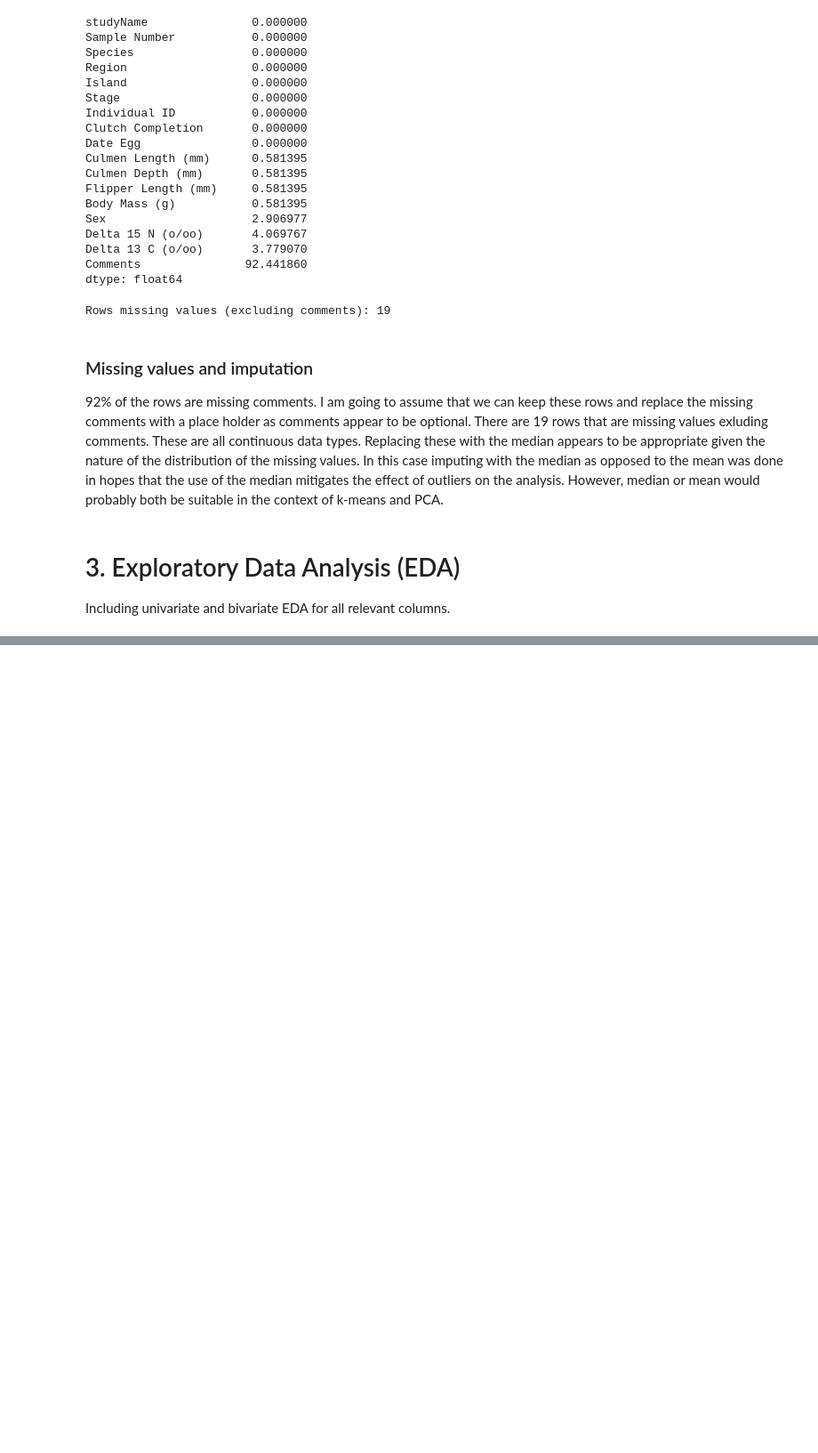
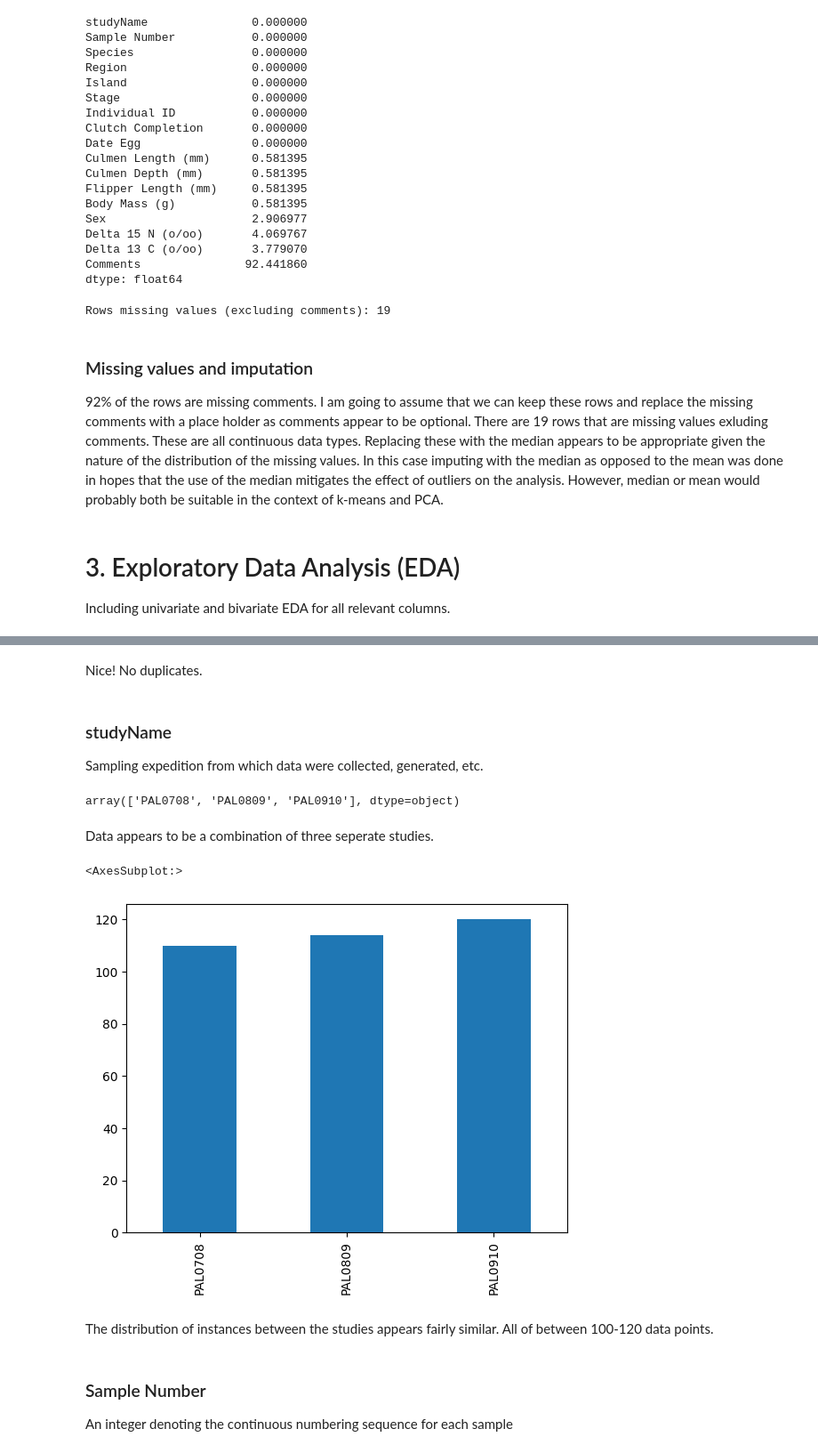
Before and after one commit to benisrael29/DATA2001, a Jupyter notebook: main/assingments/A1/A1.ipynb, the cells around one changed output, grey strips where cells are left out. Shown: that part at 89% size. Drawn from its saved outputs; the diff is of its cells as text; code cells hidden in the pictures; blank space fills up the shorter version.

```diff
--- a/main/assingments/A1/A1.ipynb
+++ b/main/assingments/A1/A1.ipynb
@@ -118,14 +118,25 @@ print('Rows missing values (excluding comments):', rows-__.dropna().shape[0])
 # %% [output]
 Rows missing values (excluding comments): 19
 # %%
-#save comment row
+#save comment row and sex
 comments = df['Comments']
+sex = df['Sex']
 df = df.drop('Comments', axis=1)
+df = df.drop('Sex', axis=1)
+
 
 #replace all other missing values with the mean of the column
 df = df.fillna(df.median())
+
+#fill missing comments with place holder
+comments = comments.fillna('No comment')
+
+#fill missing sex's with Unknown
+sex = sex.fillna('Unknown')
+
+#replace
 df['Comments'] = comments
-df = df.fillna('No comment')
+df['Sex'] = sex
 # %% [markdown]
 ### Missing values and imputation
 
@@ -136,0 +154,11 @@ Including univariate and bivariate EDA for all relevant columns.
+# %% [markdown]
+Nice! No duplicates.
+# %% [markdown]
+### studyName
+Sampling expedition from which data were collected, generated, etc.
+# %%
+df['studyName'].unique()
+# %% [output]
+array(['PAL0708', 'PAL0809', 'PAL0910'], dtype=object)
+# %% [markdown]
+Data appears to be a combination of three seperate studies.
@@ -136,0 +168,10 @@ Including univariate and bivariate EDA for all relevant columns.
+# %%
+df['studyName'].value_counts(sort=False).plot.bar()
+# %% [output]
+<AxesSubplot:>
+[figure, added]
+# %% [markdown]
+The distribution of instances between the studies appears fairly similar. All of between 100-120 data points.
+# %% [markdown]
+### Sample Number
+An integer denoting the continuous numbering sequence for each sample
```
Also changed, not shown: parts of 61 cells of this notebook.
